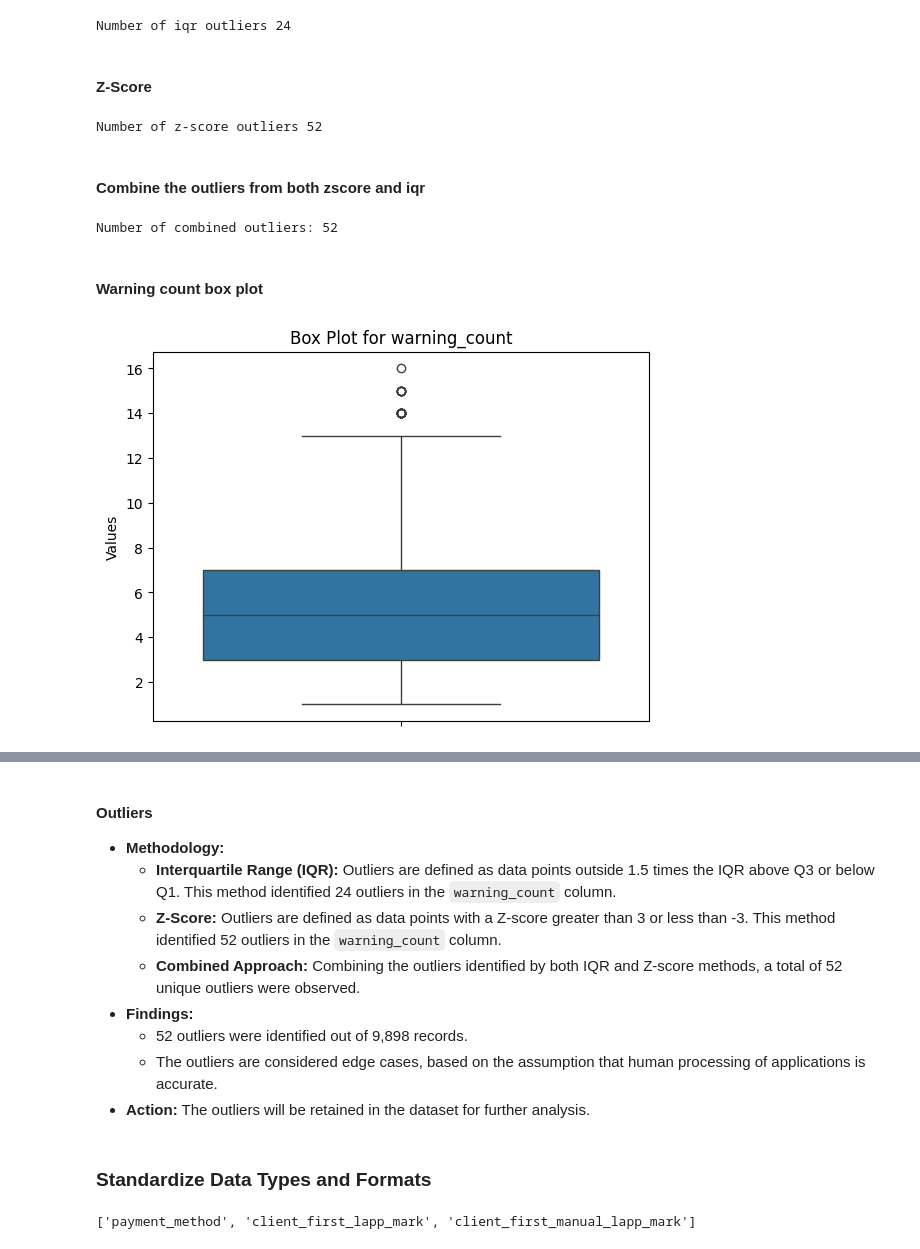
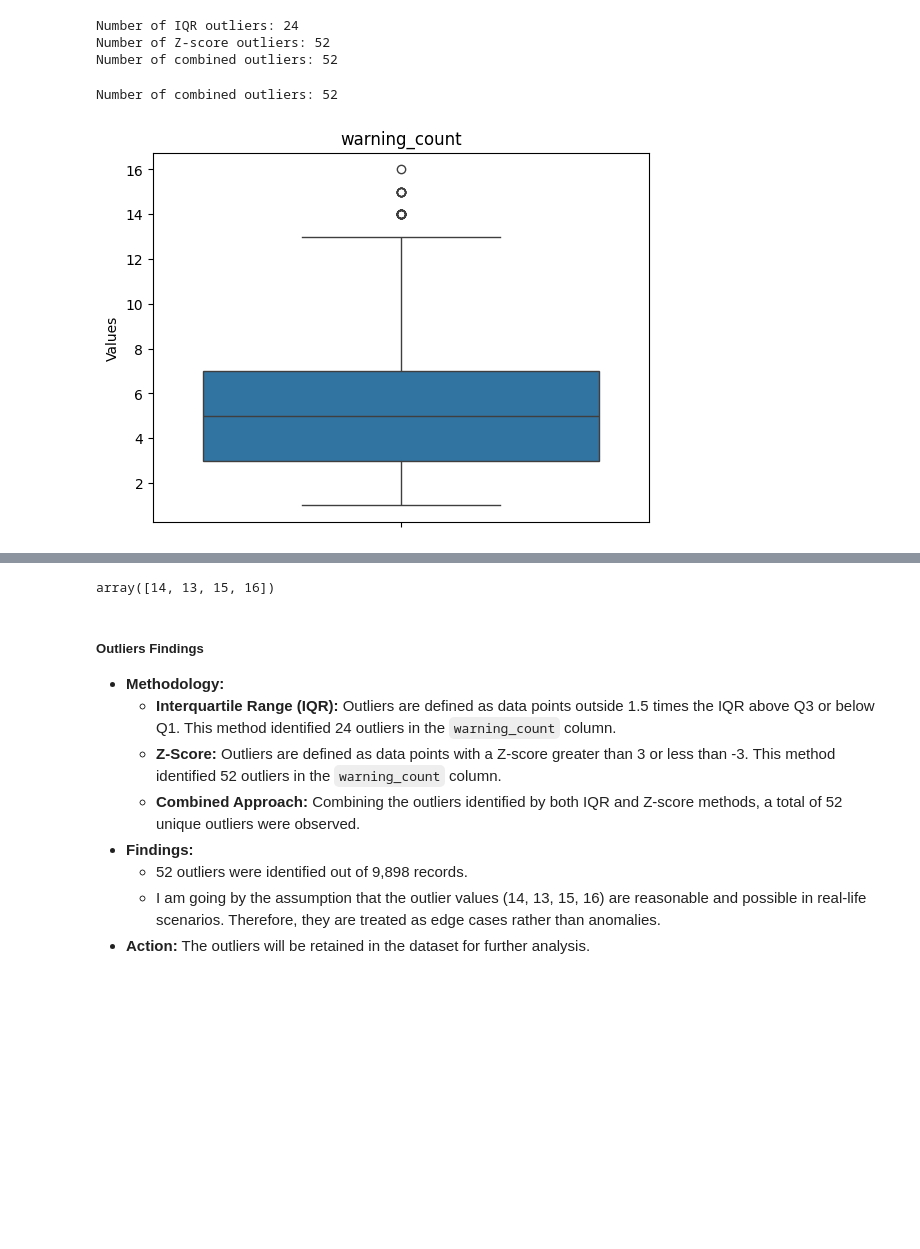
Before and after one commit to Ruth-Mwangi/Loan-Approval-Automation, a Jupyter notebook: notebooks/01_data_preprocessing.ipynb, the cells around one changed output, grey strips where cells are left out. Drawn from its saved outputs; the diff is of its cells as text; code cells hidden in the pictures; blank space fills up the shorter version.

```diff
--- a/notebooks/01_data_preprocessing.ipynb
+++ b/notebooks/01_data_preprocessing.ipynb
@@ -28 +32,13 @@ data = pd.read_excel(file_path,sheet_name="Data")
+# %%
+categorical_columns = get_categorical_columns(data)
+boolean_columns=get_boolean_columns(data)
+
+# Convert all text data to lowercase
+data[categorical_columns] = data[categorical_columns].apply(lambda x: x.str.lower().str.strip())
+data[categorical_columns] = convert_to_data_type(data,categorical_columns,"category")
+data[boolean_columns] = convert_to_data_type(data,boolean_columns,"int")
+data[boolean_columns] = convert_to_data_type(data,boolean_columns,"category")
+
+#Convert AR  to category
+data["AR"] = convert_to_data_type(data,"AR","category")
 # %% [markdown]
@@ -103,31 +93,31 @@ numerical_columns
 # %%
-# Calculate Q1 and Q3
+#Drop application_id column
+data = data.drop("application_id", axis = 1)
+numerical_columns = get_numerical_columns(data)
+
+# Interquartile Range (IQR) method
 Q1 = data['warning_count'].quantile(0.25)
 Q3 = data['warning_count'].quantile(0.75)
 IQR = Q3 - Q1
-
-# Define outliers
 lower_bound = Q1 - 1.5 * IQR
 upper_bound = Q3 + 1.5 * IQR
+iqr_outliers = data[(data['warning_count'] < lower_bound) | (data['warning_count'] > upper_bound)]
+print("Number of IQR outliers:", len(iqr_outliers))
 
-iqr_outliers = data[(data['warning_count'] < lower_bound) | (data['warning_count'] > upper_bound)]
+# Z-Score method
+z_scores = stats.zscore(data['warning_count'])
+z_score_outliers = data[abs(z_scores) > 3]
+print("Number of Z-score outliers:", len(z_score_outliers))
 
-print("Number of iqr outliers", len(iqr_outliers))
+# Combine outliers
+combined_outliers_index = iqr_outliers.index.union(z_score_outliers.index)
+num_combined_outliers = len(combined_outliers_index)
+print("Number of combined outliers:", num_combined_outliers)
+combined_outliers = data.loc[combined_outliers_index]
 # %% [output]
-Number of iqr outliers 24
+Number of IQR outliers: 24
+Number of Z-score outliers: 52
+Number of combined outliers: 52
-# %% [markdown]
-#### Z-Score
-# %%
-# Calculate Z-scores
-z_scores = stats.zscore(data['warning_count'])
-
-# Identify outliers based on Z-score
-z_score_outliers = data[abs(z_scores) > 3]
-print("Number of z-score outliers",len(z_score_outliers))
-# %% [output]
-Number of z-score outliers 52
-# %% [markdown]
-#### Combine the outliers from both zscore and iqr
 # %%
 combined_outliers_index = iqr_outliers.index.union(z_score_outliers.index)
 
@@ -139,34 +129,29 @@ print("Number of combined outliers:", num_combined_outliers)
 combined_outliers = data.loc[combined_outliers_index]
 # %% [output]
 Number of combined outliers: 52
-# %% [markdown]
-#### Warning count box plot
 # %%
 sns.boxplot(data['warning_count'])
-plt.title('Box Plot for warning_count')
+plt.title('warning_count')
 plt.ylabel('Values')
 plt.show()
 # %% [output]
-[figure, old version]
+[figure, new version]
 # %%
 create_bar_chart(combined_outliers,"AR")
 # %% [output]
 [interactive output not drawn]
 [interactive output not drawn]
+# %%
+combined_outliers.warning_count.unique()
+# %% [output]
+array([14, 13, 15, 16])
 # %% [markdown]
-#### Outliers
+##### Outliers Findings
 - **Methodology:**
   - **Interquartile Range (IQR):** Outliers are defined as data points outside 1.5 times the IQR above Q3 or below Q1. This method identified 24 outliers in the `warning_count` column.
   - **Z-Score:** Outliers are defined as data points with a Z-score greater than 3 or less than -3. This method identified 52 outliers in the `warning_count` column.
   - **Combined Approach:** Combining the outliers identified by both IQR and Z-score methods, a total of 52 unique outliers were observed.
 - **Findings:**
   - 52 outliers were identified out of 9,898 records.
-  - The outliers are considered edge cases, based on the assumption that human processing of applications is accurate.
+  - I am going by the assumption that the outlier values (14, 13, 15, 16) are  reasonable and possible in real-life scenarios. Therefore, they are treated as edge cases rather than anomalies.
 - **Action:** The outliers will be retained in the dataset for further analysis.
-# %% [markdown]
-### Standardize Data Types and Formats
-# %%
-categorical_columns = get_categorical_columns(data)
-categorical_columns
-# %% [output]
-['payment_method', 'client_first_lapp_mark', 'client_first_manual_lapp_mark']
```
Also changed, not shown: parts of 23 cells of this notebook.
